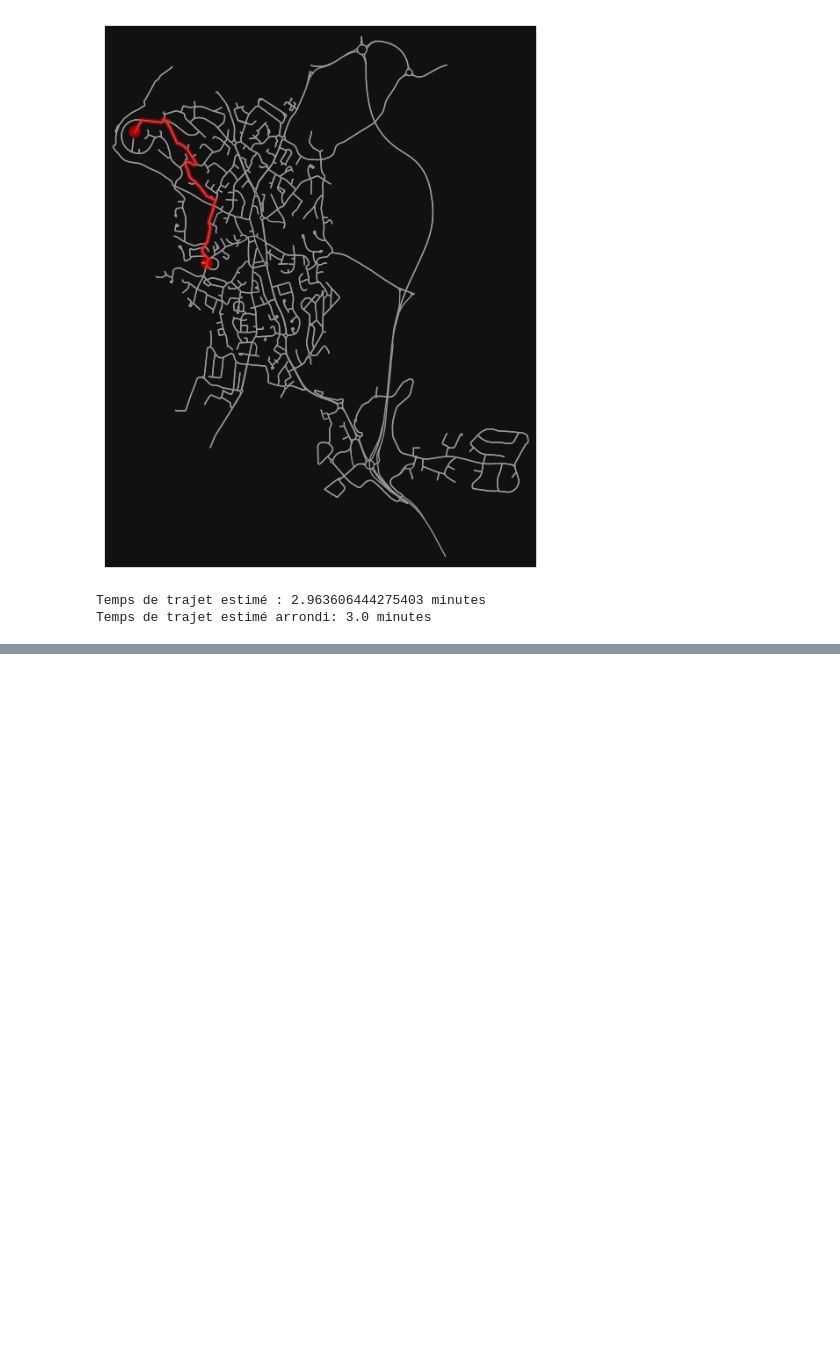
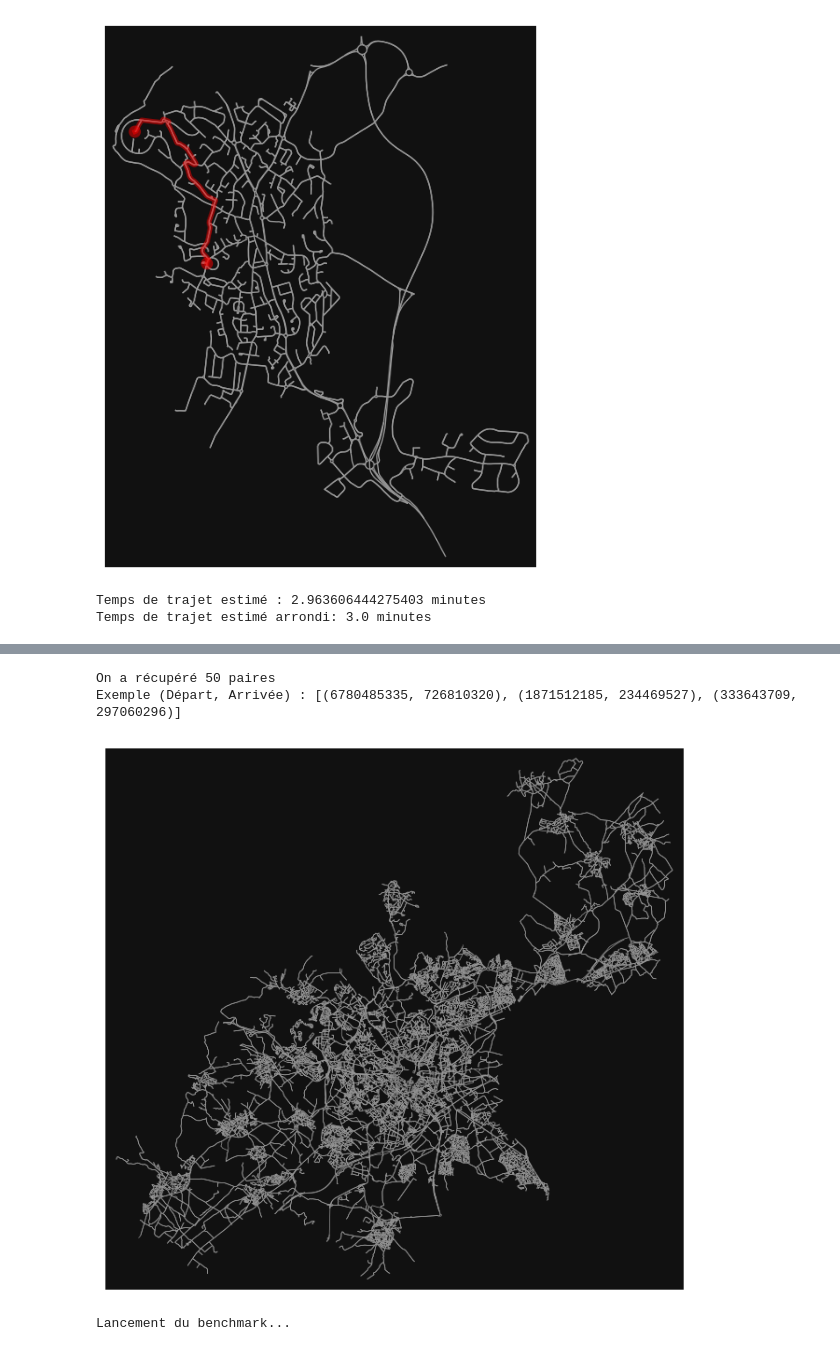
Before and after one commit to ArthY07/Projet-Graphes-Et-Reseaux-L3, a Jupyter notebook: Feschet_Arthur_Chayrigues_Noah.ipynb, the cells around one changed output, grey strips where cells are left out. Cells and saved outputs as stored; diff of their text form; code cells hidden in the pictures; blank space fills up the shorter version.

```diff
--- a/Feschet_Arthur_Chayrigues_Noah.ipynb
+++ b/Feschet_Arthur_Chayrigues_Noah.ipynb
@@ -151,0 +286,48 @@ Temps de trajet estimé arrondi: 3.0 minutes
+# %%
+ ## Question 3
+
+G = ox.graph_from_place(["Montpellier Méditerranée Métropole, France"], network_type="drive")
+G = ox.add_edge_speeds(G)
+G = ox.add_edge_travel_times(G)
+
+nodes = list(G.nodes())
+paires = []
+
+# Tirage aléatoire 50 paires de nœuds (départ/arrivée)
+for i in range(50):
+    depart, arrivee = random.sample(nodes, 2)
+    paires.append((depart, arrivee))
+
+print(f"On a récupéré 50 paires")
+print("Exemple (Départ, Arrivée) :", paires[:3])
+
+fig, ax = ox.plot_graph(G, node_size=0, edge_linewidth=0.5)
+
+times_dijkstra = []
+times_astar = []
+
+print("Lancement du benchmark...")
+
+for depart, arrivee in paires:
+    start_d = time.time()
+    dijkstra_optimise(G, depart, arrivee)
+    times_dijkstra.append(time.time() - start_d)
+
+    start_a = time.time()
+    A_Etoile(G, depart, arrivee)
+    times_astar.append(time.time() - start_a)
+
+print("Benchmark terminé")
+
+# Affichage graphique
+plt.figure(figsize=(10, 6))
+plt.boxplot([times_dijkstra, times_astar], tick_labels=['Dijkstra', 'A_Etoile'])
+plt.ylabel("Temps d'exécution (secondes)")
+plt.title("Comparaison sur 50 paires réelles, Métropole Montpellier")
+plt.grid(True)
+plt.show()
+# %% [output]
+On a récupéré 50 paires
+Exemple (Départ, Arrivée) : [(6780485335, 726810320), (1871512185, 234469527), (333643709, 297060296)]
+[figure, added]
+Lancement du benchmark...
```
Also changed, not shown: parts of 7 cells of this notebook.
